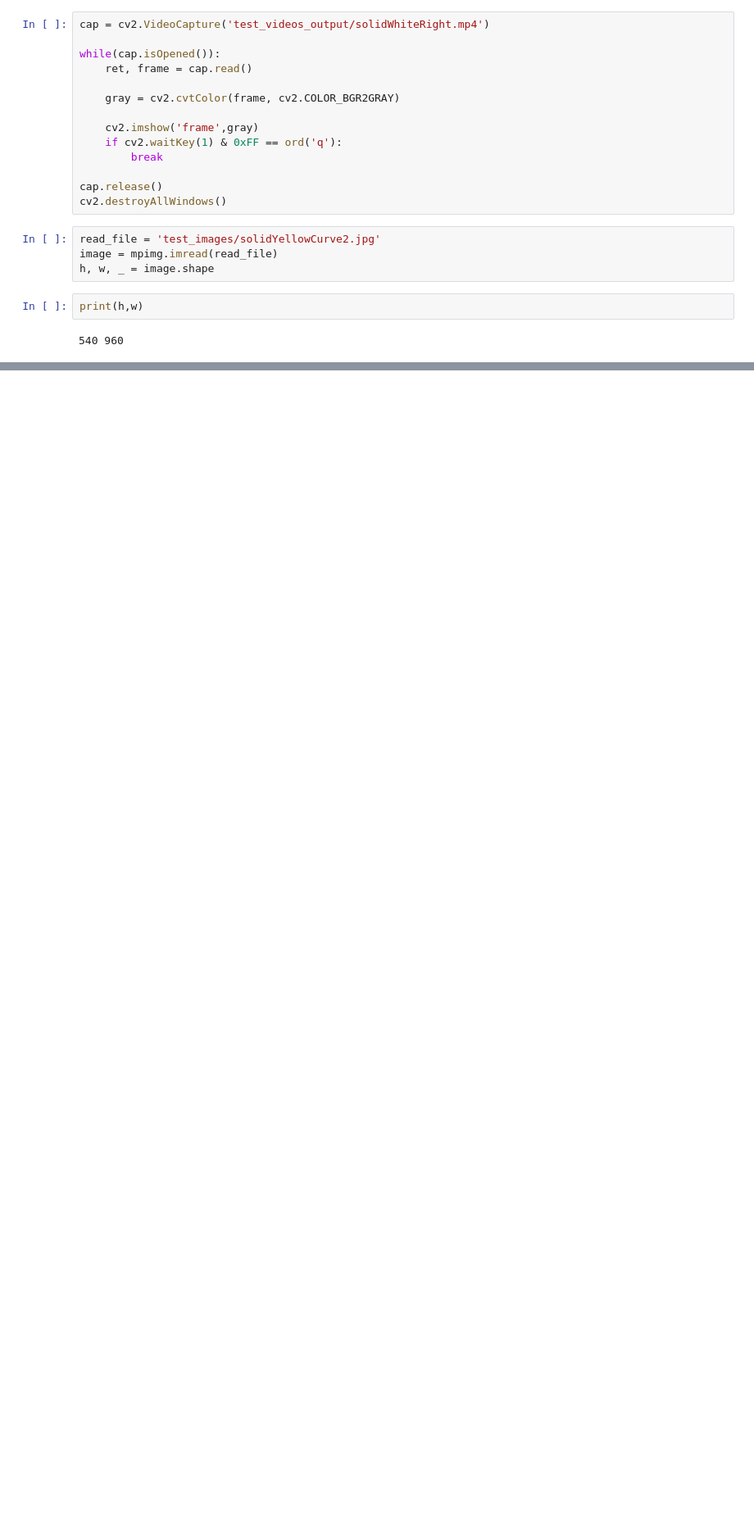
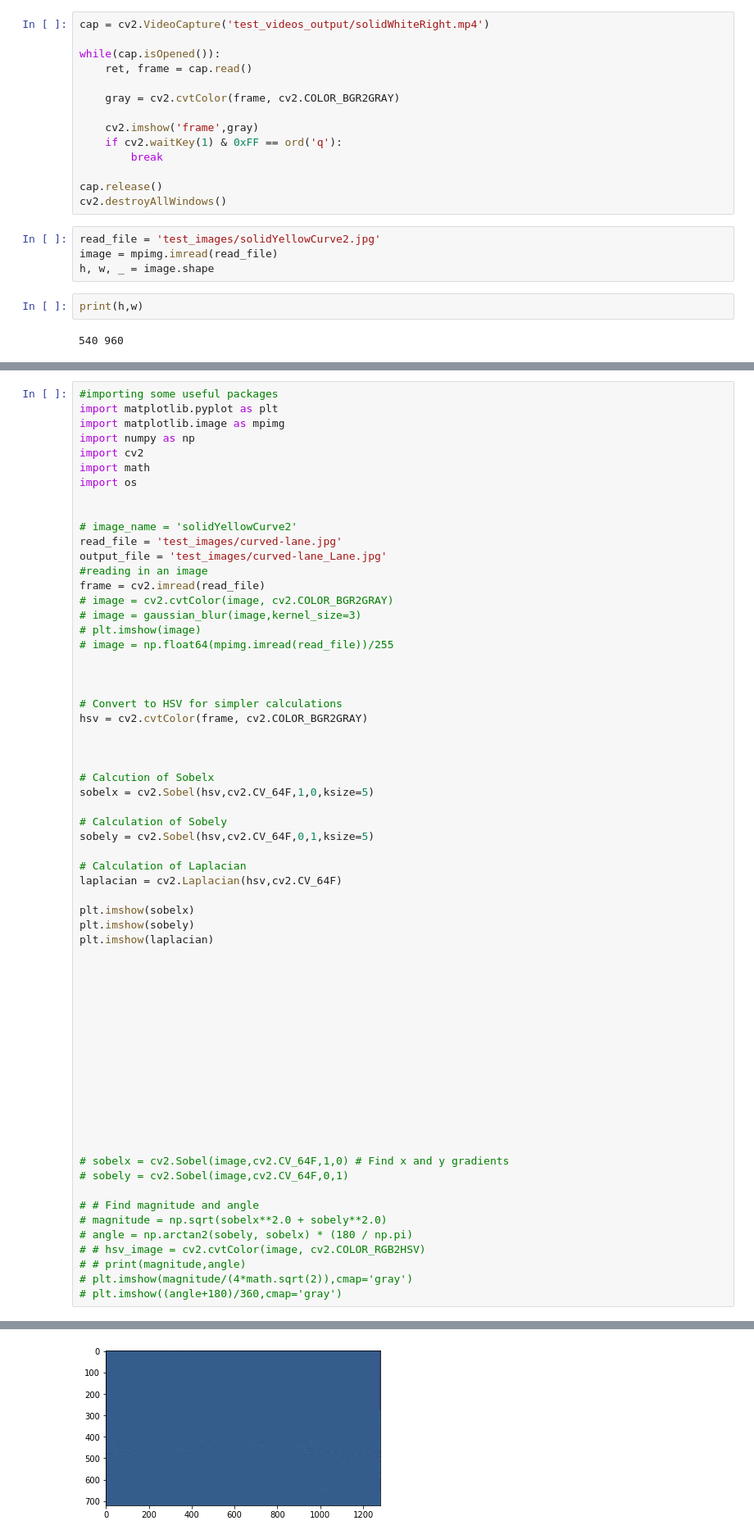
Before and after one commit to pradeepss/UdacitySDCEProjects, a Jupyter notebook: CarND-LaneLines-P1-master/LaneFindingOnVideo.ipynb, the cells around one changed output, grey strips where cells are left out. Shown at 82% size. Drawn from its saved outputs; the diff is of its cells as text; blank space fills up the shorter version.

```diff
--- a/CarND-LaneLines-P1-master/LaneFindingOnVideo.ipynb
+++ b/CarND-LaneLines-P1-master/LaneFindingOnVideo.ipynb
@@ -432,0 +466,64 @@ print(h,w)
+# %%
+#importing some useful packages
+import matplotlib.pyplot as plt
+import matplotlib.image as mpimg
+import numpy as np
+import cv2
+import math
+import os
+
+
+# image_name = 'solidYellowCurve2'
+read_file = 'test_images/curved-lane.jpg'
+output_file = 'test_images/curved-lane_Lane.jpg'
+#reading in an image
+frame = cv2.imread(read_file)
+# image = cv2.cvtColor(image, cv2.COLOR_BGR2GRAY)
+# image = gaussian_blur(image,kernel_size=3)
+# plt.imshow(image)
+# image = np.float64(mpimg.imread(read_file))/255
+
+
+
+# Convert to HSV for simpler calculations
+hsv = cv2.cvtColor(frame, cv2.COLOR_BGR2GRAY)
+
+
+
+# Calcution of Sobelx
+sobelx = cv2.Sobel(hsv,cv2.CV_64F,1,0,ksize=5)
+
+# Calculation of Sobely
+sobely = cv2.Sobel(hsv,cv2.CV_64F,0,1,ksize=5)
+
+# Calculation of Laplacian
+laplacian = cv2.Laplacian(hsv,cv2.CV_64F)
+
+plt.imshow(sobelx)
+plt.imshow(sobely)
+plt.imshow(laplacian)
+
+
+
+
+
+
+
+
+
+
+
+
+
+
+# sobelx = cv2.Sobel(image,cv2.CV_64F,1,0) # Find x and y gradients
+# sobely = cv2.Sobel(image,cv2.CV_64F,0,1)
+
+# # Find magnitude and angle
+# magnitude = np.sqrt(sobelx**2.0 + sobely**2.0)
+# angle = np.arctan2(sobely, sobelx) * (180 / np.pi)
+# # hsv_image = cv2.cvtColor(image, cv2.COLOR_RGB2HSV)
+# # print(magnitude,angle)
+# plt.imshow(magnitude/(4*math.sqrt(2)),cmap='gray')
+# plt.imshow((angle+180)/360,cmap='gray')
+# %% [output]
@@ -432,0 +531 @@ print(h,w)
+[figure, added]
```
Also changed, not shown: parts of 8 cells of this notebook, 18 other files.
